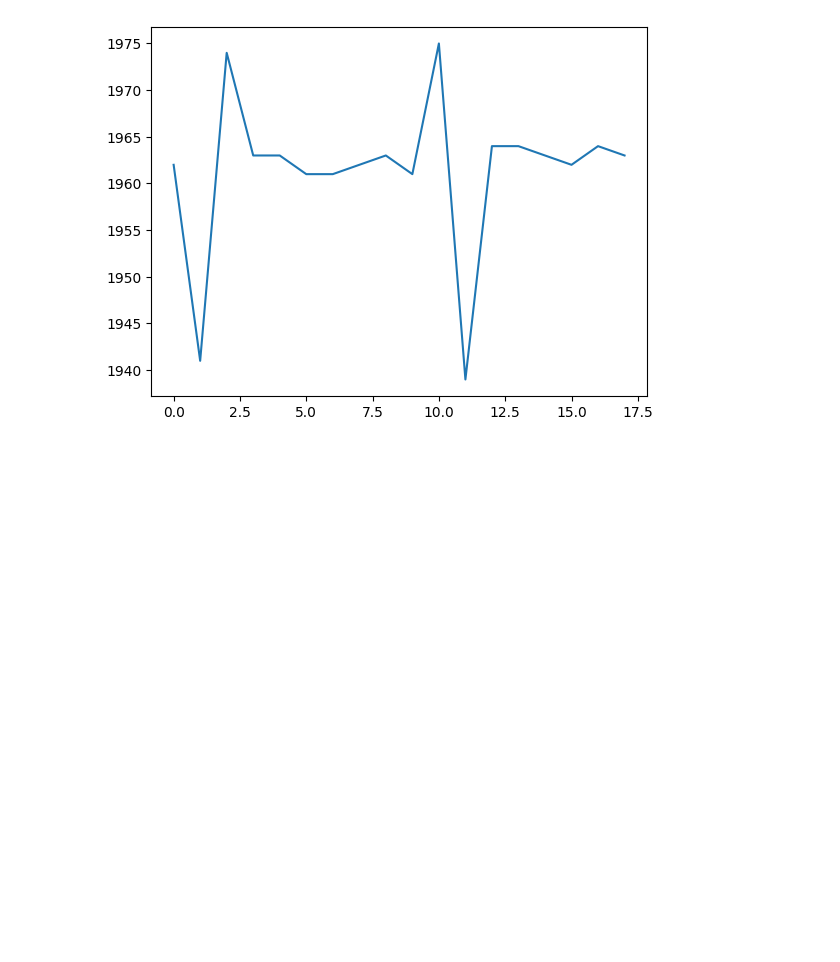
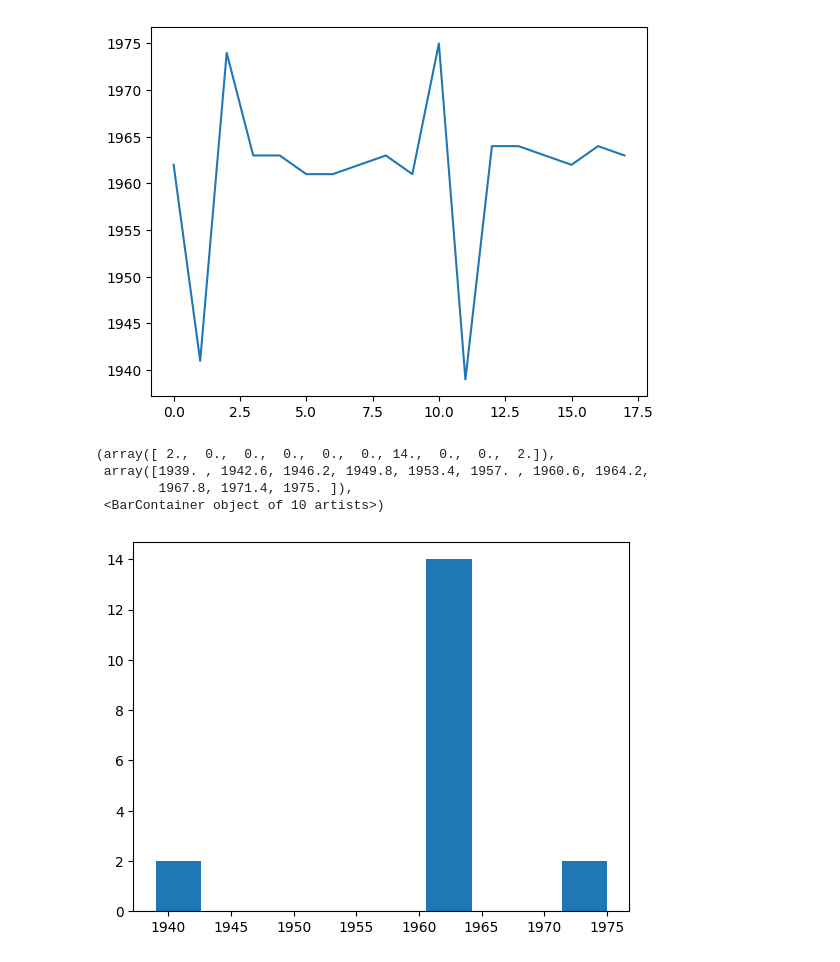
Before and after one commit to AkchhatAwasthi/Data-Science-Learning, a Jupyter notebook: DataframePractice.ipynb, the cells around one changed output. Saved outputs shown, nothing was run; the diff lists cells and outputs as text; code cells hidden in the pictures; blank space fills up the shorter version.

Commit message:
Marvel(Dataframe)

```diff
--- a/DataframePractice.ipynb
+++ b/DataframePractice.ipynb
@@ -250,3 +250,11 @@ marvel_df.Year.plot()
 # %% [output]
 <Axes: >
 [figure]
+# %%
+plt.hist(marvel_df.Year)
+# %% [output]
+(array([ 2.,  0.,  0.,  0.,  0.,  0., 14.,  0.,  0.,  2.]),
+ array([1939. , 1942.6, 1946.2, 1949.8, 1953.4, 1957. , 1960.6, 1964.2,
+        1967.8, 1971.4, 1975. ]),
+ <BarContainer object of 10 artists>)
+[figure, added]
```
